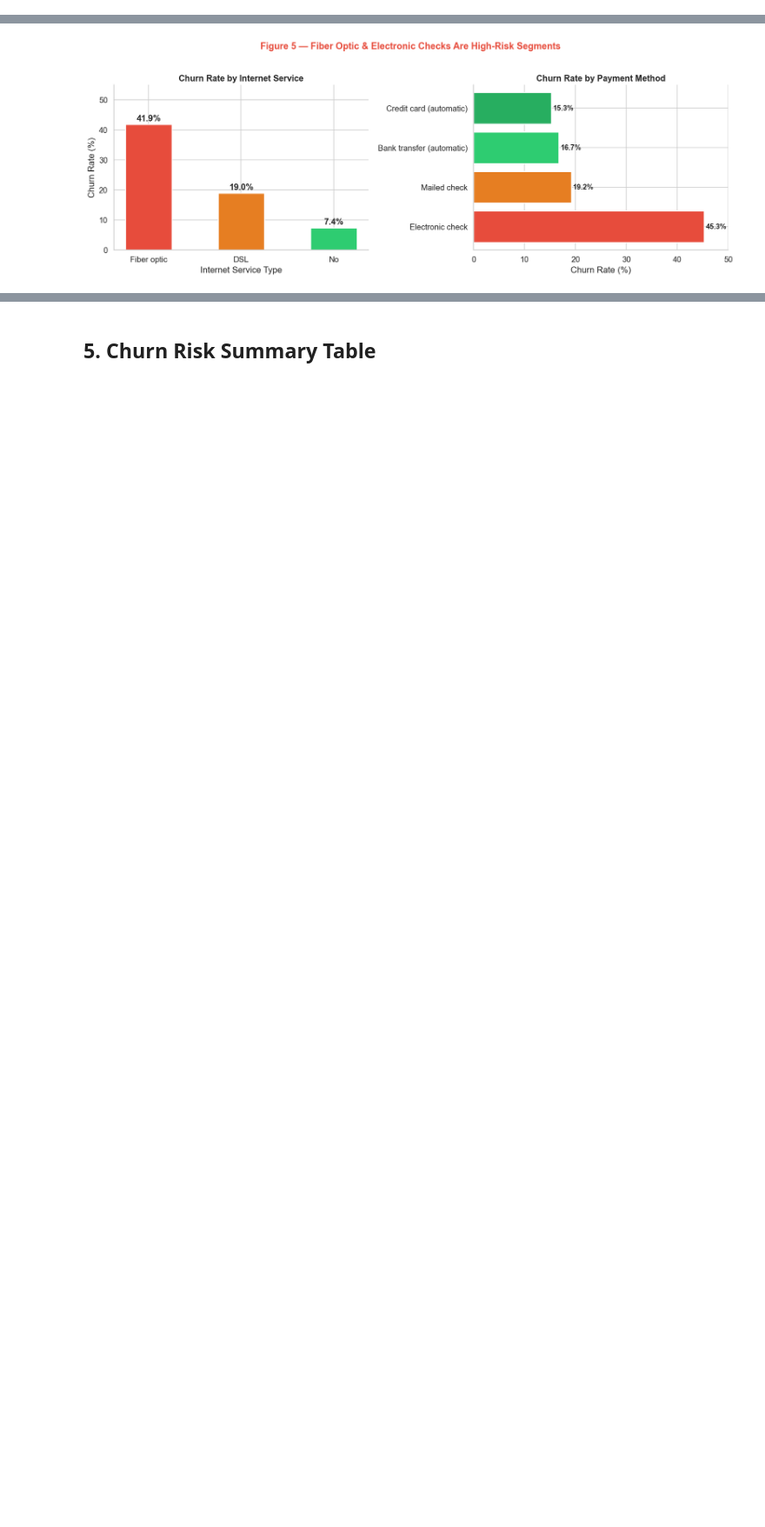
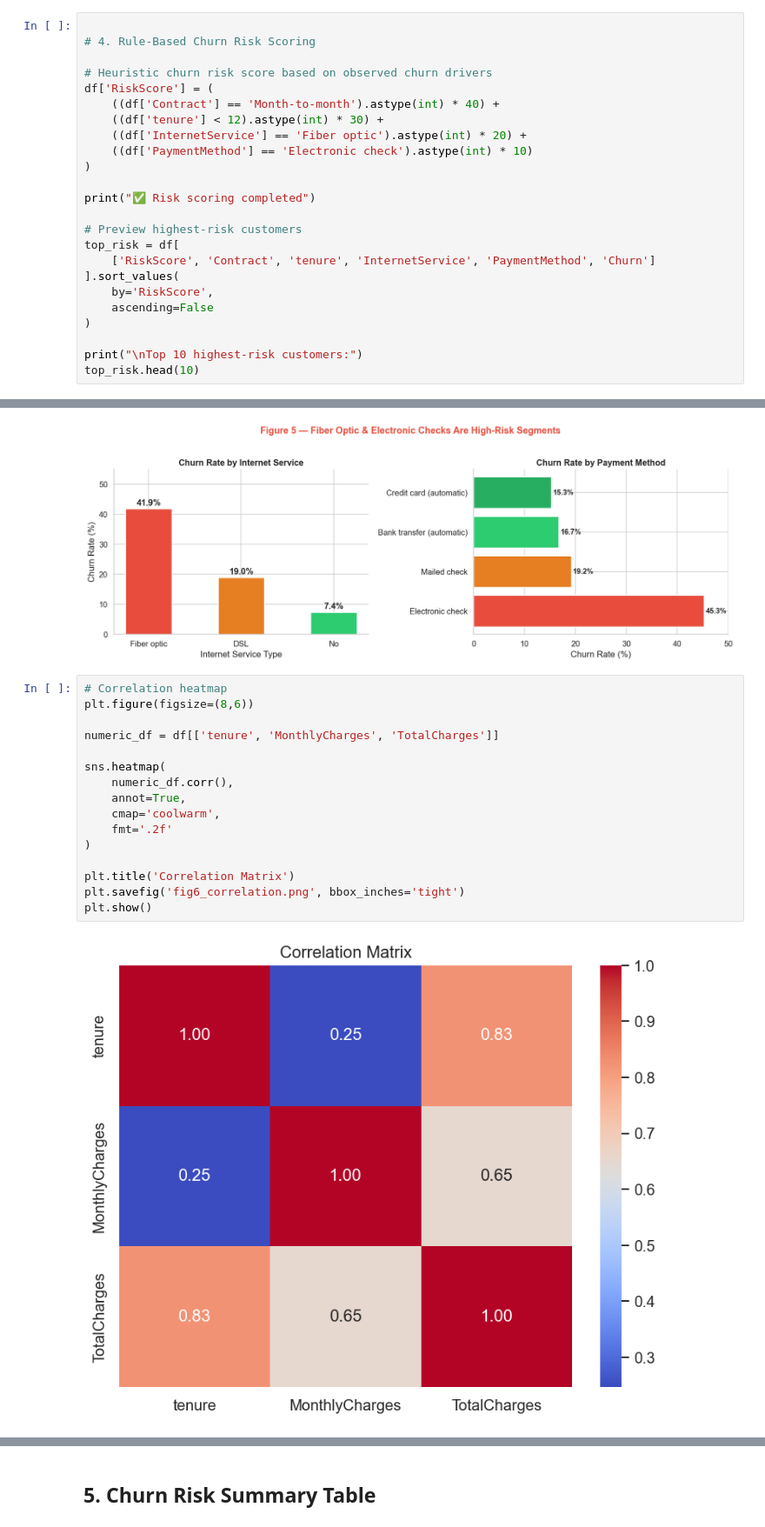
Before and after one commit to vaaravind/customer-churn-analysis, a Jupyter notebook: churn_analysis.ipynb, the cells around one changed output, grey strips where cells are left out. Shown at 87% size. Saved outputs shown, nothing was run; the diff lists cells and outputs as text; blank space fills up the shorter version.

Commit message:
Update notebook with risk scoring, correlation heatmap, and logistic regression

```diff
--- a/churn_analysis.ipynb
+++ b/churn_analysis.ipynb
@@ -143,3 +143,27 @@ df[['tenure', 'TenureBand', 'MonthlyCharges', 'TotalCharges', 'Churn']].head(8)
 | 5 | 8 | 0–12 mo | 99.65 | 820.50 | Yes |
 | 6 | 22 | 13–24 mo | 89.10 | 1949.40 | No |
 | 7 | 10 | 0–12 mo | 29.75 | 301.90 | No |
+# %%
+
+# 4. Rule-Based Churn Risk Scoring
+
+# Heuristic churn risk score based on observed churn drivers
+df['RiskScore'] = (
+    ((df['Contract'] == 'Month-to-month').astype(int) * 40) +
+    ((df['tenure'] < 12).astype(int) * 30) +
+    ((df['InternetService'] == 'Fiber optic').astype(int) * 20) +
+    ((df['PaymentMethod'] == 'Electronic check').astype(int) * 10)
+)
+
+print("✅ Risk scoring completed")
+
+# Preview highest-risk customers
+top_risk = df[
+    ['RiskScore', 'Contract', 'tenure', 'InternetService', 'PaymentMethod', 'Churn']
+].sort_values(
+    by='RiskScore',
+    ascending=False
+)
+
+print("\nTop 10 highest-risk customers:")
+top_risk.head(10)
@@ -435,3 +497,21 @@ plt.savefig("fig5_internet_payment.png", bbox_inches='tight', dpi=150)
 plt.show()
 # %% [output]
 [figure]
+# %%
+# Correlation heatmap
+plt.figure(figsize=(8,6))
+
+numeric_df = df[['tenure', 'MonthlyCharges', 'TotalCharges']]
+
+sns.heatmap(
+    numeric_df.corr(),
+    annot=True,
+    cmap='coolwarm',
+    fmt='.2f'
+)
+
+plt.title('Correlation Matrix')
+plt.savefig('fig6_correlation.png', bbox_inches='tight')
+plt.show()
+# %% [output]
+[figure, added]
```
Also changed, not shown: parts of 5 cells of this notebook, 2 other files.
